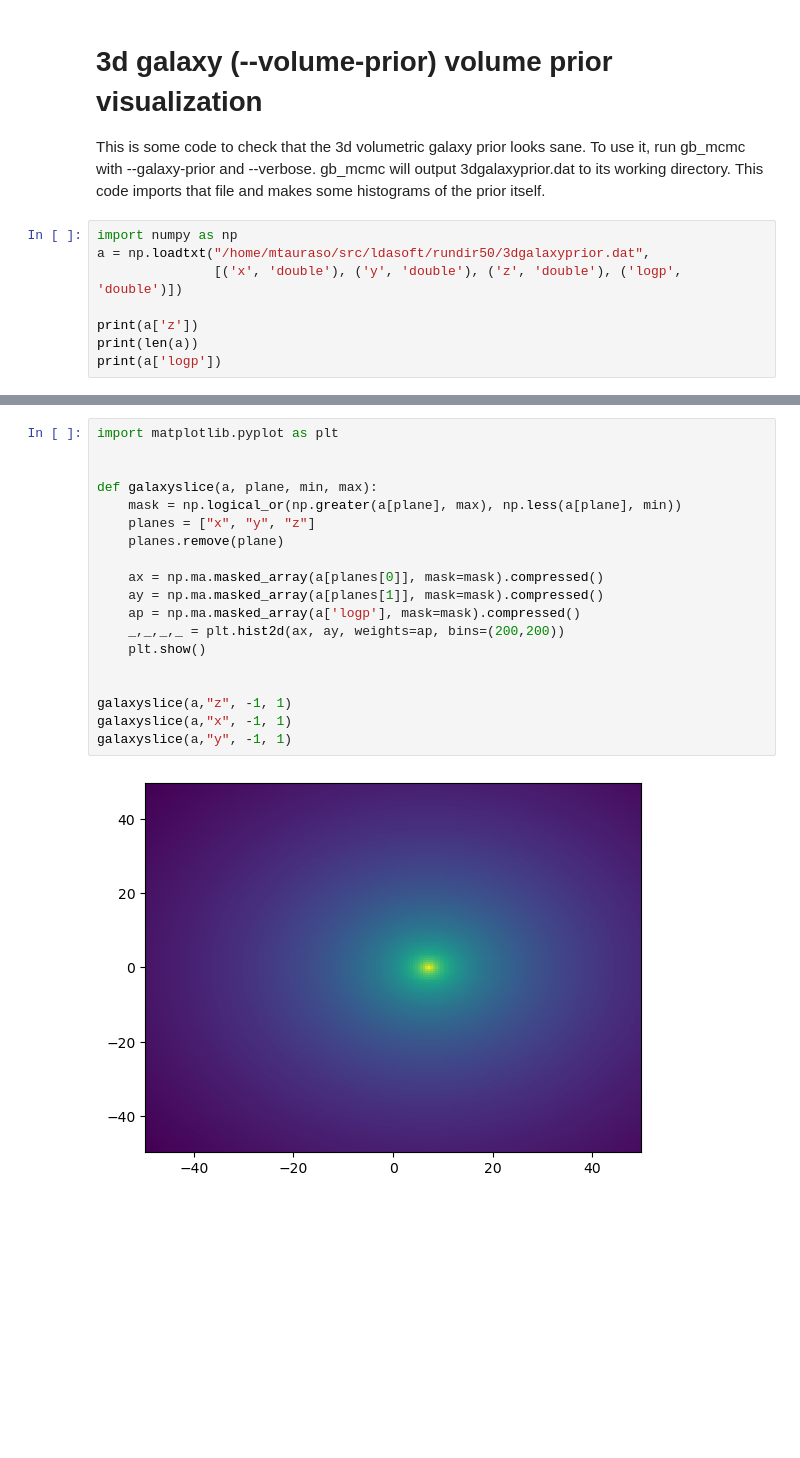
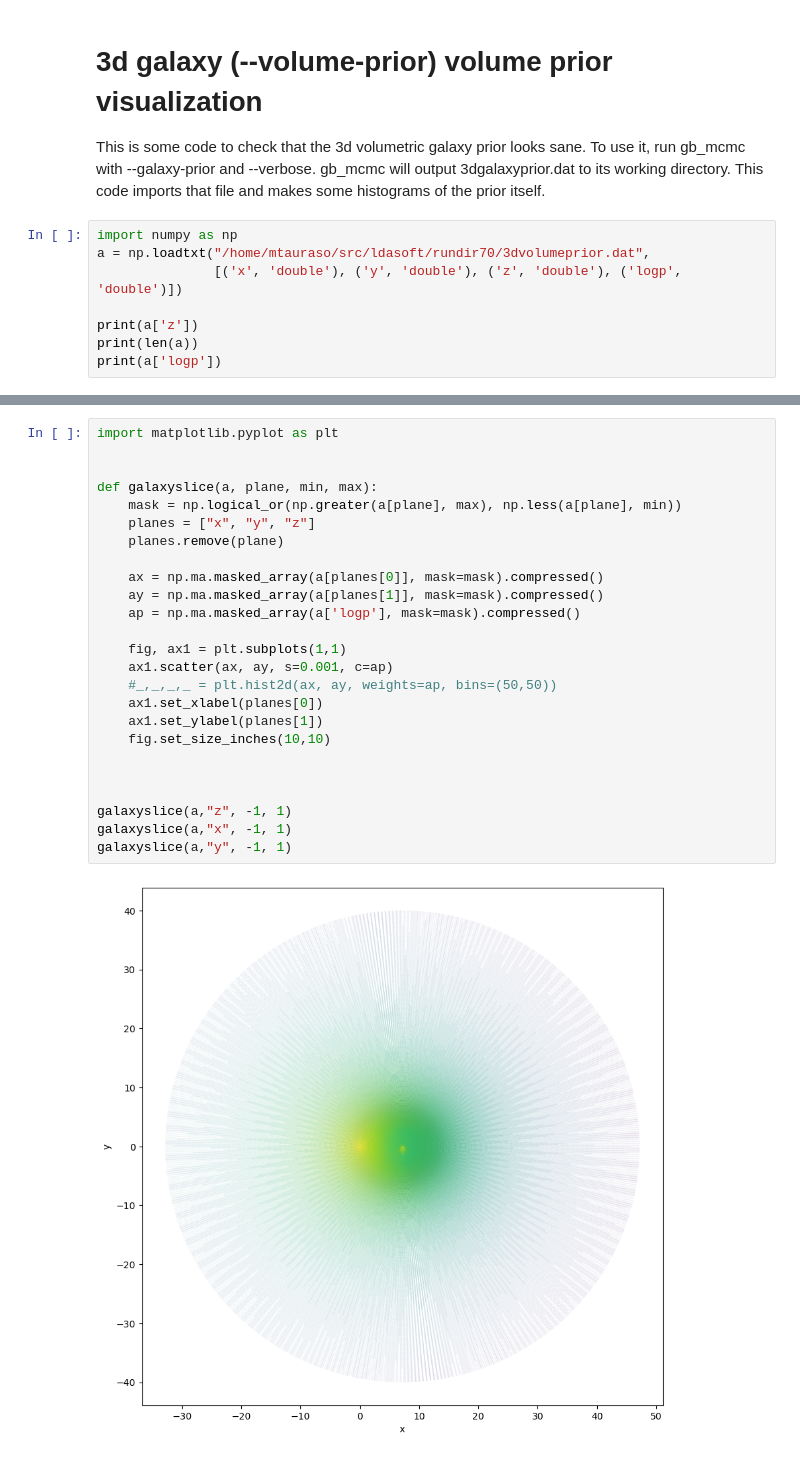
Before and after one commit to mtauraso/ldasoft, a Jupyter notebook: gbmcmc/scripts/volume_prior_visualization.ipynb, the cells around one changed output, grey strips where cells are left out. Drawn from its saved outputs; the diff is of its cells as text; blank space fills up the shorter version.

```diff
--- a/gbmcmc/scripts/volume_prior_visualization.ipynb
+++ b/gbmcmc/scripts/volume_prior_visualization.ipynb
@@ -4,7 +4,7 @@ This is some code to check that the 3d volumetric galaxy prior looks sane. To us
 This code imports that file and makes some histograms of the prior itself.
 # %%
 import numpy as np
-a = np.loadtxt("/home/mtauraso/src/ldasoft/rundir50/3dgalaxyprior.dat",
+a = np.loadtxt("/home/mtauraso/src/ldasoft/rundir70/3dvolumeprior.dat",
                [('x', 'double'), ('y', 'double'), ('z', 'double'), ('logp', 'double')])
 
 print(a['z'])
@@ -17,21 +18,27 @@ print(a['logp'])
 # %%
 import matplotlib.pyplot as plt
 
 
 def galaxyslice(a, plane, min, max):
     mask = np.logical_or(np.greater(a[plane], max), np.less(a[plane], min))
     planes = ["x", "y", "z"]
     planes.remove(plane)
 
     ax = np.ma.masked_array(a[planes[0]], mask=mask).compressed()
     ay = np.ma.masked_array(a[planes[1]], mask=mask).compressed()
     ap = np.ma.masked_array(a['logp'], mask=mask).compressed()
-    _,_,_,_ = plt.hist2d(ax, ay, weights=ap, bins=(200,200))
-    plt.show()
+
+    fig, ax1 = plt.subplots(1,1)
+    ax1.scatter(ax, ay, s=0.001, c=ap)
+    #_,_,_,_ = plt.hist2d(ax, ay, weights=ap, bins=(50,50))
+    ax1.set_xlabel(planes[0])
+    ax1.set_ylabel(planes[1])
+    fig.set_size_inches(10,10)
+
 
 
 galaxyslice(a,"z", -1, 1)
 galaxyslice(a,"x", -1, 1)
 galaxyslice(a,"y", -1, 1)
 # %% [output]
-[figure, old version]
+[figure, new version]
```
Also changed, not shown: parts of 14 cells of this notebook, 7 other files.
